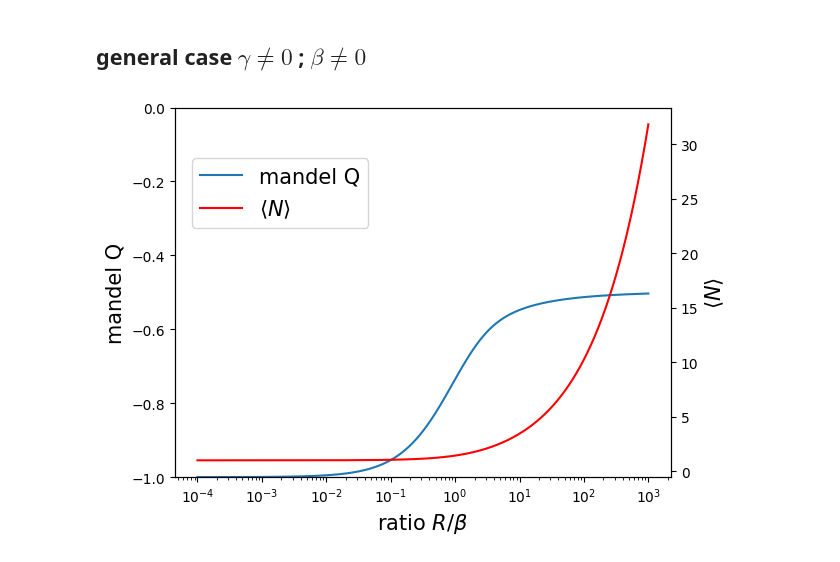
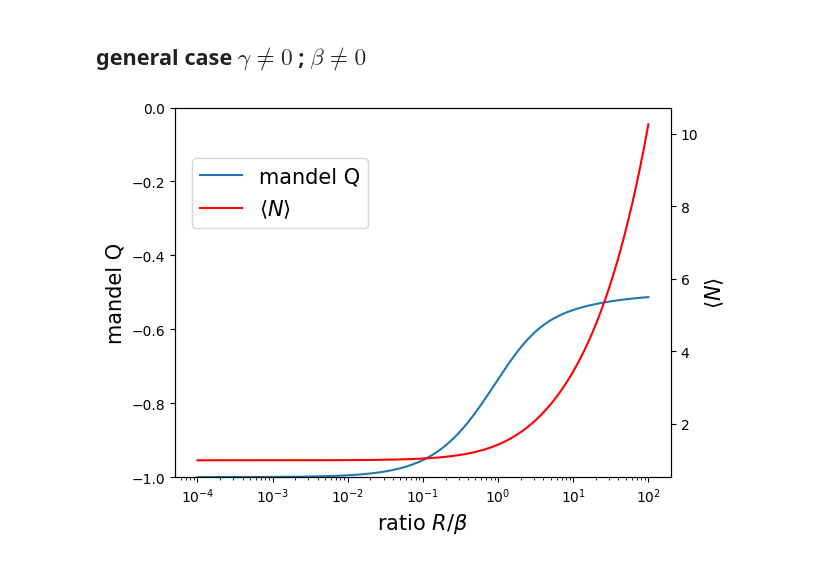
Before and after one commit to Valerio-Amico/Lab-Rydberg, a Jupyter notebook: dipolar_trap/markov_chain_approach.ipynb, the cells around one changed output. Cells and saved outputs as stored; diff of their text form; code cells hidden in the pictures.

```diff
--- a/dipolar_trap/markov_chain_approach.ipynb
+++ b/dipolar_trap/markov_chain_approach.ipynb
@@ -146,18 +147,21 @@ def mean_var_mandel_Q(probability_vec):
     return mean, variance, Q
 # %%
 trunc = 50
-time = 10  # [ms]
+time = 1  # [ms]
 steps = 1000
 
+mu_poisson = 10
+
 v0 = np.zeros(trunc)
-v0[0] = 1
+for i in range(trunc):
+    v0[i] = scst.poisson.pmf(k=i, mu = mu_poisson)
 
-R = 1  # [kHz]
-gamma = 0.4  # [kHz]
+R = 0  # [kHz]
+gamma = 0.1  # [kHz]
 beta = 1  # [kHz]
 
 print(R, gamma, beta)
 
-mcF = markov_chain_FORT(R, gamma, beta, trunc, method="model_1")
+mcF = markov_chain_FORT(R, gamma, beta, trunc, method="model_2")
 mcF.evolve(v0, time, steps)
 # %% [output]
@@ -318,5 +321,5 @@ prod = beta**i * Gamma(i+1) * Gamma(gamma/beta+i) / Gamma(gamma/beta)
 # %%
-range_ratio = 10**(np.linspace(-4,3, 1000))
+range_ratio = 10**(np.linspace(-4,2, 1000))
 
 N_max = 60
 bins = np.linspace(0, N_max, N_max)
@@ -324,31 +327,31 @@ bins = np.linspace(0, N_max, N_max)
 Qs_ = []
 means_ = []
 vars_ = []
 
 for ratio_R_beta in range_ratio:
     R = 1
     beta = 1/ratio_R_beta
 
     p_i = [probability_N(int(i)) for i in bins]
     new_mean, new_var, new_Q = mean_var_mandel_Q(p_i)
     Qs_.append(new_Q)
     means_.append(new_mean)
     vars_.append(new_var)
 
 fig, ax1 = plt.subplots()
 ax2 = ax1.twinx()
 
 ax1.plot(range_ratio, Qs_, label="mandel Q")
 ax1.set_ylabel("mandel Q", fontsize=15)
 ax1.set_ylim(-1,0)
 ax1.set_xscale("log")
 ax1.set_xlabel(r"ratio $R/\beta$", fontsize=15)
 ax2.plot(range_ratio, means_, color="red",label=r"$\langle N \rangle$")
 ax2.set_ylabel(r"$\langle N \rangle$", fontsize=15)
 ax2.set_xscale("log")
 
 fig.legend(loc=(0.15,0.7), fontsize=15)
 
 plt.show()
 # %% [output]
-[figure, old version]
+[figure, new version]
```
Also changed, not shown: parts of 10 cells of this notebook, 37 other files.
